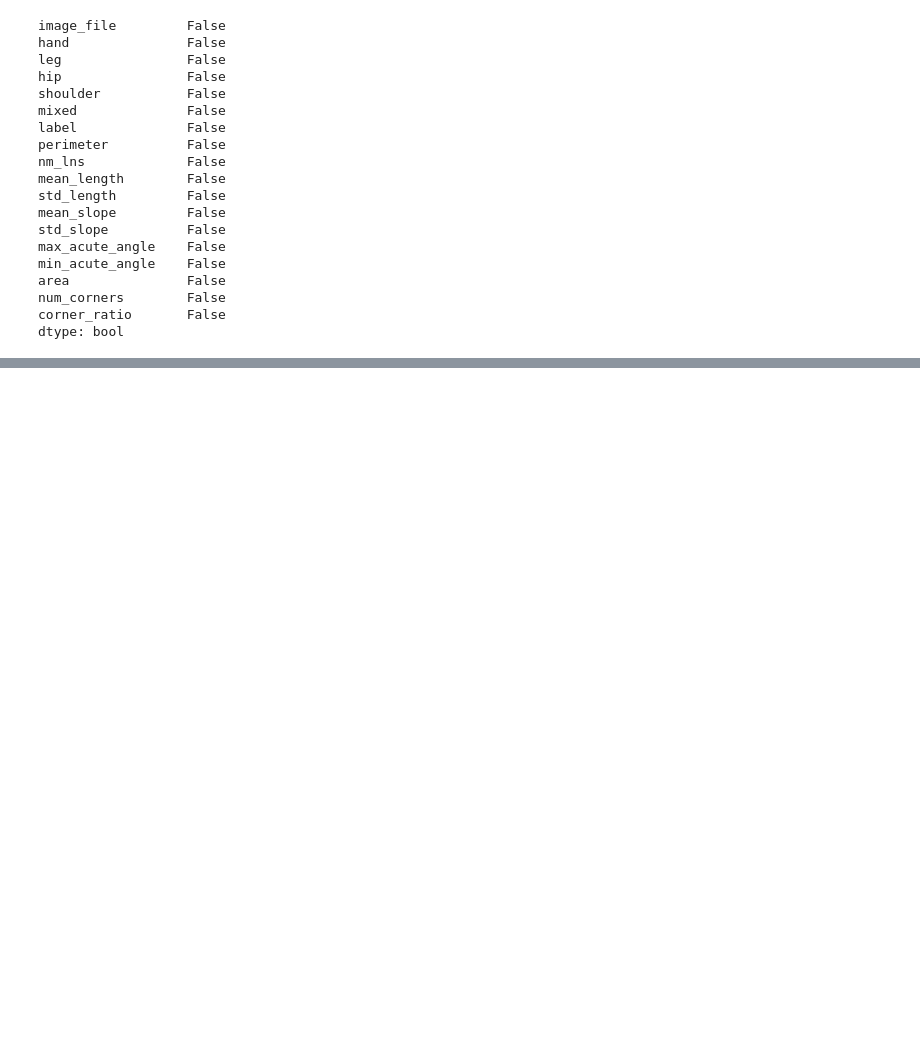
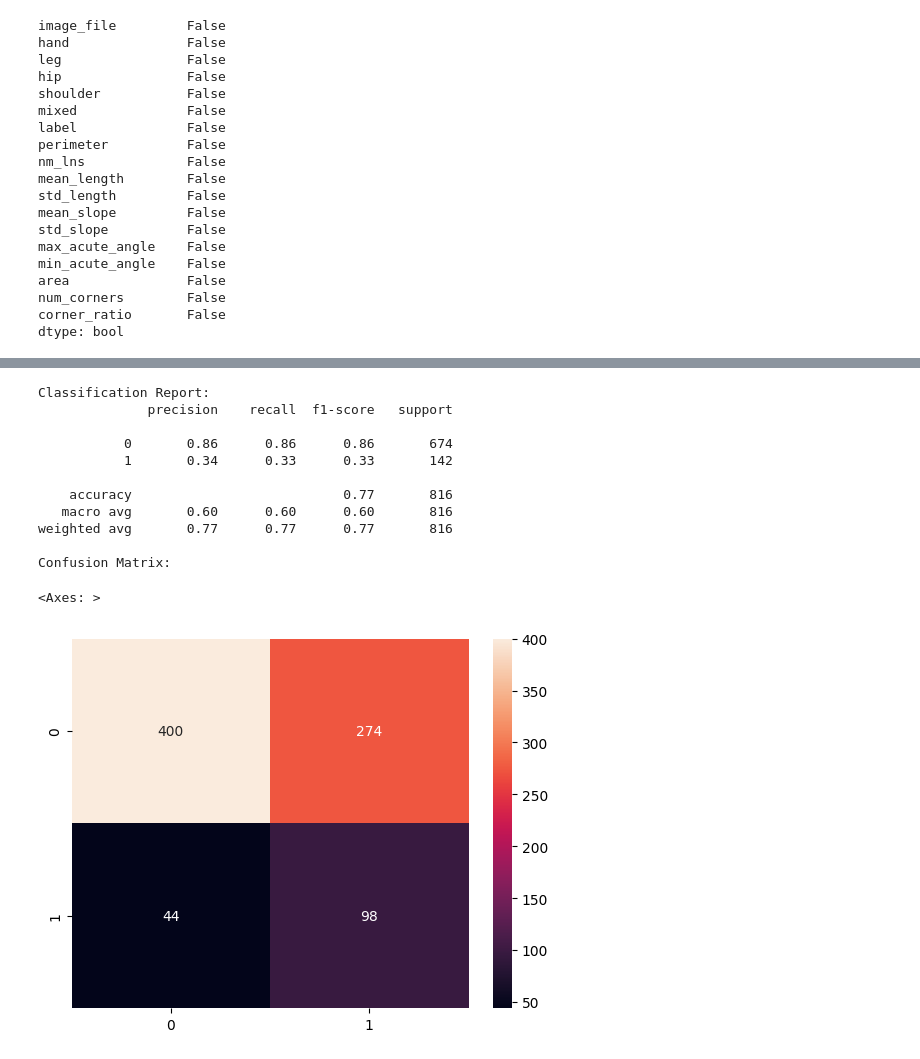
Before and after one commit to FacVain/kirik-tespit, a Jupyter notebook: method-2/classification/ml-test.ipynb, the cells around one changed output, grey strips where cells are left out. Drawn from its saved outputs; the diff is of its cells as text; code cells hidden in the pictures; blank space fills up the shorter version.

```diff
--- a/method-2/classification/ml-test.ipynb
+++ b/method-2/classification/ml-test.ipynb
@@ -180,0 +242,24 @@ sns.heatmap(confusion_matrix(y_test,y_pred_binary),annot = True,fmt='d')
+# %%
+model = DecisionTreeClassifier(criterion='entropy', max_depth=None, splitter='random')
+model.fit(X_train, y_train)
+y_pred = model.predict(X_test)
+
+print("Classification Report:")
+print(classification_report(y_test, y_pred))
+
+print("Confusion Matrix:")
+sns.heatmap(confusion_matrix(y_test,y_pred_binary),annot = True,fmt='d')
+# %% [output]
+Classification Report:
+              precision    recall  f1-score   support
+
+           0       0.86      0.86      0.86       674
+           1       0.34      0.33      0.33       142
+
+    accuracy                           0.77       816
+   macro avg       0.60      0.60      0.60       816
+weighted avg       0.77      0.77      0.77       816
+
+Confusion Matrix:
+<Axes: >
+[figure, added]
```
Also changed, not shown: parts of 7 cells of this notebook.
